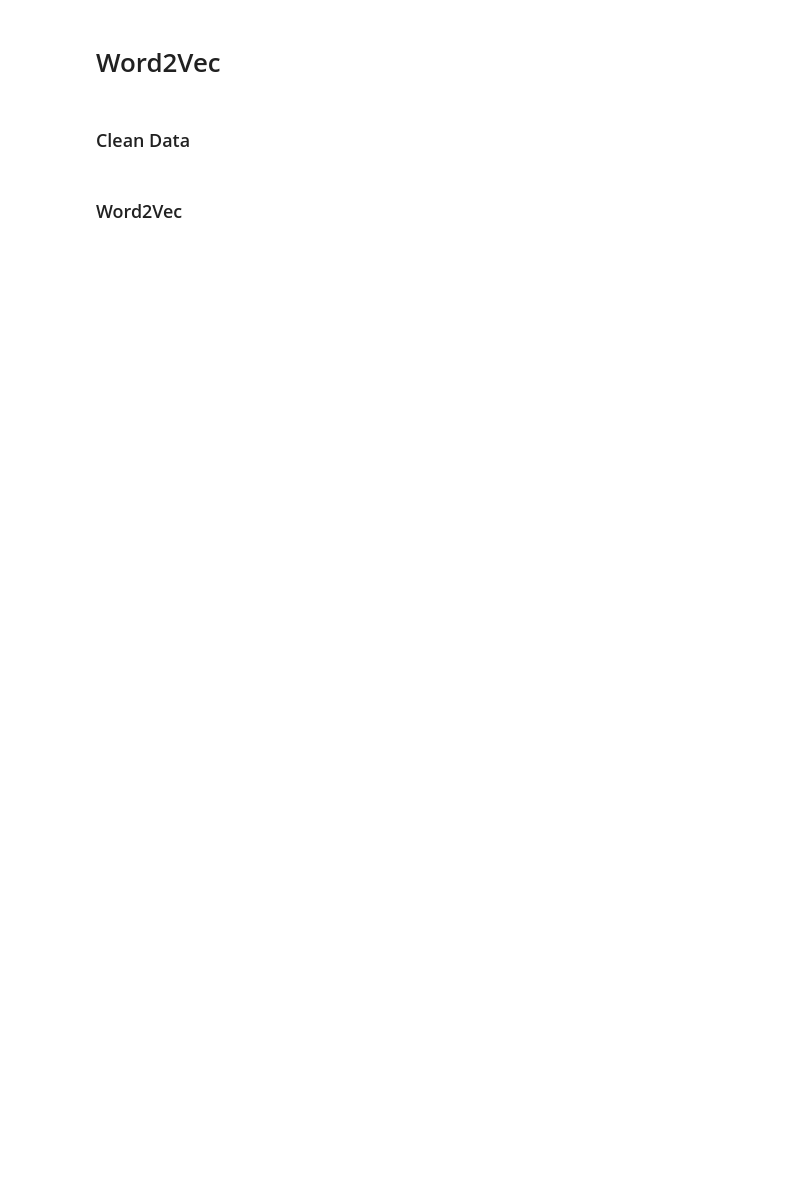
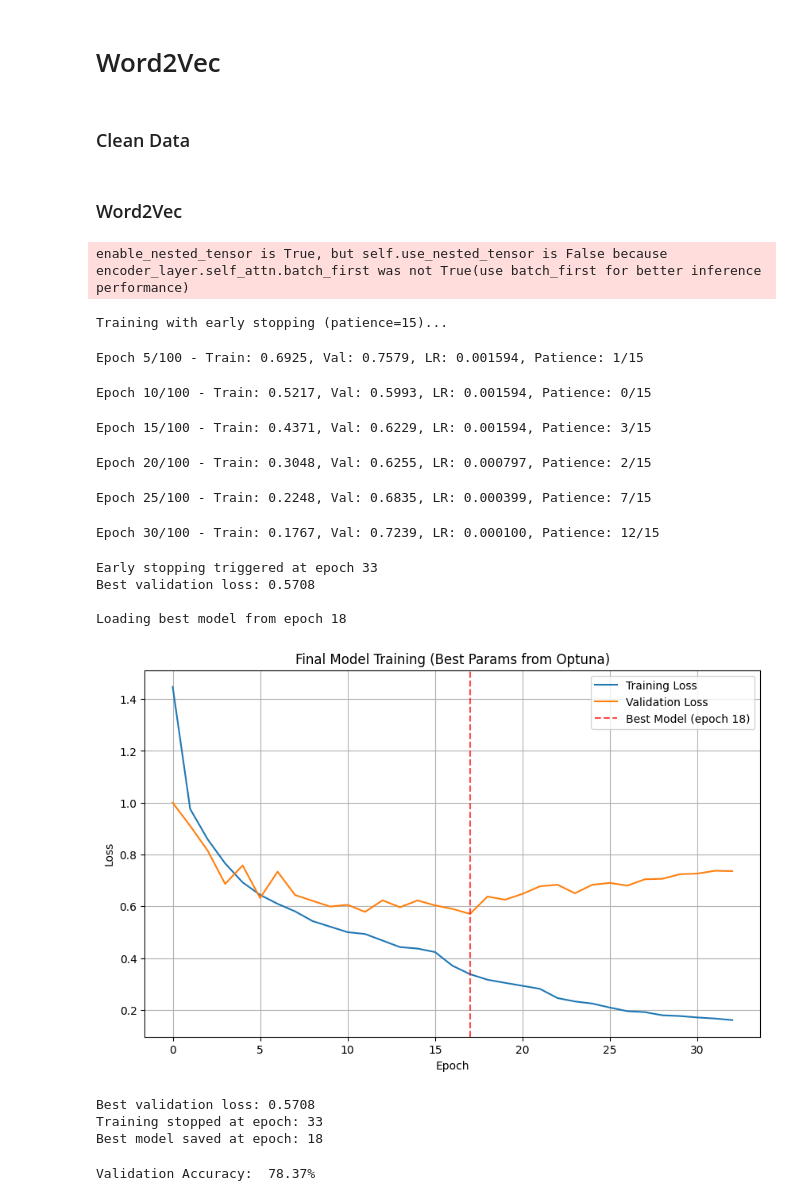
Before and after one commit to BrianStew/COSC325FinalProject, a Jupyter notebook: word2vec.ipynb, the cells around one changed output. Drawn from its saved outputs; the diff is of its cells as text; code cells hidden in the pictures; blank space fills up the shorter version.

Commit message:
Updated confusion matrix and param tuning

```diff
--- a/word2vec.ipynb
+++ b/word2vec.ipynb
@@ -268,20 +268,25 @@ final_model = TransformerModel(
 final_train_dataloader = DataLoader(train_dataset, batch_size=best_params['batch_size'], shuffle=True)
 final_val_dataloader = DataLoader(val_dataset, batch_size=best_params['batch_size'], shuffle=False)
 
-
 criterion = torch.nn.NLLLoss()
 optimizer = torch.optim.Adam(
     final_model.parameters(),
     lr=best_params['lr'],
     weight_decay=best_params['weight_decay']
 )
+
+# Scheduler decresases LR as val_loss plateaus
 scheduler = torch.optim.lr_scheduler.ReduceLROnPlateau(optimizer, mode='min', factor=0.5, patience=3)
 
-# Train for more epochs with best params
-num_epochs = 50
+# Early stopping parameters
+num_epochs = 100
 training_losses = []
 val_losses = []
 best_val_loss = float('inf')
+patience = 15
+patience_counter = 0
+
+print(f"Training with early stopping (patience={patience})...\n")
 
 for epoch in tqdm(range(num_epochs)):
     # Training
@@ -303,32 +308,66 @@ for epoch in tqdm(range(num_epochs)):
     val_loss = 0
     with torch.no_grad():
         for X_batch, y_batch in final_val_dataloader:
             outputs = final_model.forward(X_batch, has_mask=False)
             loss = criterion(outputs, y_batch)
             val_loss += loss.item()
     val_loss /= len(final_val_dataloader)
     val_losses.append(val_loss)
 
     scheduler.step(val_loss)
 
-    # Save best model
+    # Early stopping check
     if val_loss < best_val_loss:
+        # Saves the best model
         best_val_loss = val_loss
+        patience_counter = 0
         torch.save(final_model.state_dict(), "transformer_model_best_optuna.pt")
+    else:
+        patience_counter += 1
+        # Trigger early stopping
+        if patience_counter >= patience:
+            print(f"\nEarly stopping triggered at epoch {epoch+1}")
+            print(f"Best validation loss: {best_val_loss:.4f}")
+            break
 
     if (epoch + 1) % 5 == 0:
         current_lr = optimizer.param_groups[0]['lr']
-        print(f'Epoch {epoch+1}/{num_epochs} - Train: {train_loss:.4f}, Val: {val_loss:.4f}, LR: {current_lr:.6f}')
+        print(f'Epoch {epoch+1}/{num_epochs} - Train: {train_loss:.4f}, Val: {val_loss:.4f}, LR: {current_lr:.6f}, Patience: {patience_counter}/{patience}')
+
+# Load best model
+print(f"\nLoading best model from epoch {len(val_losses) - patience_counter}")
+final_model.load_state_dict(torch.load("transformer_model_best_optuna.pt"))
 
 # Plot final results
 plt.figure(figsize=(10, 6))
 plt.plot(training_losses, label='Training Loss')
 plt.plot(val_losses, label='Validation Loss')
+best_epoch = val_losses.index(min(val_losses))
+plt.axvline(x=best_epoch, color='red', linestyle='--', alpha=0.7, label=f'Best Model (epoch {best_epoch+1})')
 plt.xlabel('Epoch')
 plt.ylabel('Loss')
 plt.title(f'Final Model Training (Best Params from Optuna)')
 plt.legend()
 plt.grid(True)
 plt.show()
 
 print(f"\nBest validation loss: {best_val_loss:.4f}")
+print(f"Training stopped at epoch: {len(val_losses)}")
+print(f"Best model saved at epoch: {best_epoch+1}")
+# %% [output]
+enable_nested_tensor is True, but self.use_nested_tensor is False because encoder_layer.self_attn.batch_first was not True(use batch_first for better inference performance)
+Training with early stopping (patience=15)...
+Epoch 5/100 - Train: 0.6925, Val: 0.7579, LR: 0.001594, Patience: 1/15
+Epoch 10/100 - Train: 0.5217, Val: 0.5993, LR: 0.001594, Patience: 0/15
+Epoch 15/100 - Train: 0.4371, Val: 0.6229, LR: 0.001594, Patience: 3/15
+Epoch 20/100 - Train: 0.3048, Val: 0.6255, LR: 0.000797, Patience: 2/15
+Epoch 25/100 - Train: 0.2248, Val: 0.6835, LR: 0.000399, Patience: 7/15
+Epoch 30/100 - Train: 0.1767, Val: 0.7239, LR: 0.000100, Patience: 12/15
+Early stopping triggered at epoch 33
+Best validation loss: 0.5708
+
+Loading best model from epoch 18
+[figure, added]
+Best validation loss: 0.5708
+Training stopped at epoch: 33
+Best model saved at epoch: 18
@@ -414,11 +376,13 @@ torch.save(model.state_dict(), "transformer_model.pt")
 val_dataloader = DataLoader(val_dataset, batch_size=64, shuffle=False)
 correct = 0
 total = 0
-model.eval()
+final_model.eval()
 with torch.no_grad():
     for X_batch, y_batch in val_dataloader:
-        outputs = model.forward(X_batch, has_mask=False)
+        outputs = final_model.forward(X_batch, has_mask=False)
         _, predicted = torch.max(outputs.data, 1)
         total += y_batch.size(0)
         correct += (predicted == y_batch).sum().item()
 print(f'Validation Accuracy: {100 * correct / total : .2f}%')
+# %% [output]
+Validation Accuracy:  78.37%
```
Also changed, not shown: parts of 3 cells of this notebook, 1 other file.
